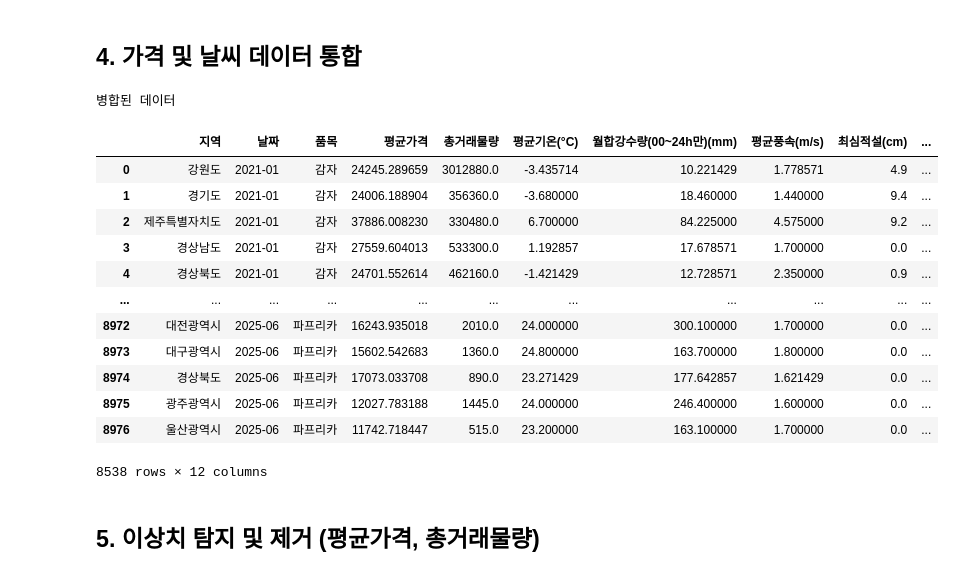
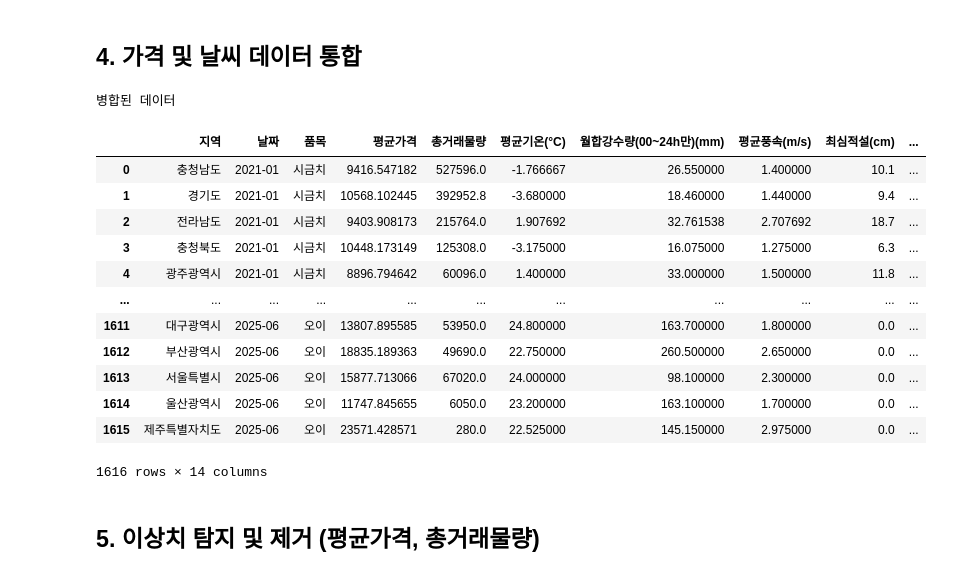
Before and after one commit to Encore-SKN-17/ML_MINI_2TEAM, a Jupyter notebook: sehee/data_visualization.ipynb, the cells around one changed output. Drawn from its saved outputs; the diff is of its cells as text; code cells hidden in the pictures.

```diff
--- a/sehee/data_visualization.ipynb
+++ b/sehee/data_visualization.ipynb
@@ -20,6 +20,7 @@ weather_file = './data/region_weather.csv'
 cold_file = './data/mon_cold.xlsx'
 hot_file = './data/mon_hot.xlsx'
 wind_file = './data/mon_wind.xlsx'
+export_import_file = './data/spinach_cucumber_df.xlsx'
 
 # 데이터 로드
 df_price = pd.read_excel(price_file)
@@ -27,6 +28,7 @@ df_weather = pd.read_csv(weather_file)
 df_cold = pd.read_excel(cold_file)
 df_hot = pd.read_excel(hot_file)
 df_wind = pd.read_excel(wind_file)
+ex_import_df = pd.read_excel(export_import_file)
 
 
 # 각 데이터프레임 확인
@@ -77,8 +79,8 @@ def preprocess_event_df(df, event_name):
     df_melted = df.melt(id_vars=[df.columns[0]], var_name="날짜", value_name=f"{event_name}_발생")
     df_melted.rename(columns={df.columns[0]: "지역"}, inplace=True)
     # YYYY-MM 형식의 날짜를 datetime으로 변환 후 월 단위로 통일
-    df_melted["날짜"] = pd.to_datetime(df_melted["날짜"], format="%Y-%m")
-    df_melted["날짜"] = df_melted["날짜"] .dt.to_period('M')
+    df_melted["날짜"] = pd.to_datetime(df_melted["날짜"], format="%Y-%m").dt.strftime('%Y-%m')
+    df_melted["날짜"] = df_melted["날짜"]
     return df_melted
 
 df_cold_processed = preprocess_event_df(df_cold, "한파")
@@ -113,48 +115,52 @@ print(df_wind_processed.head())
 ## 4. 가격 및 날씨 데이터 통합
 # %%
 # 날짜 월 단위 통일
-df_weather["날짜"] = df_weather["날짜"].dt.to_period('M')
+df_weather["날짜"] = df_weather["날짜"].dt.strftime('%Y-%m')
 
 # 날짜 월 단위 통일
-df_price["날짜"] = df_price["날짜"].dt.to_period('M')
+df_price["날짜"] = df_price["날짜"].dt.strftime('%Y-%m')
 
 # 가격 데이터와 날씨 데이터를 병합
 merged_df = pd.merge(df_price, df_weather, left_on=["지역", "날짜"], right_on=["지역", "날짜"], how="left")
 
 # 이벤트 데이터 병합
 merged_df = pd.merge(merged_df, df_cold_processed, on=["지역", "날짜"], how="left")
 merged_df = pd.merge(merged_df, df_hot_processed, on=["지역", "날짜"], how="left")
 merged_df = pd.merge(merged_df, df_wind_processed, on=["지역", "날짜"], how="left")
 
 # 최심적설, 한파, 폭염, 태풍의 NaN 값은 0으로 fill
 merged_df["최심적설(cm)"] = merged_df["최심적설(cm)"].fillna(0)
 merged_df["한파_발생"] = merged_df["한파_발생"].fillna(0)
 merged_df["폭염_발생"] = merged_df["폭염_발생"].fillna(0)
 merged_df["태풍_발생"] = merged_df["태풍_발생"].fillna(0)
 
 # 숫자형 재변환하고, 변환할 수 없는 행 제거
 numeric_cols = ["평균가격", "총거래물량", "평균기온(°C)", "월합강수량(00~24h만)(mm)", "평균풍속(m/s)", "최심적설(cm)"]
 for col in numeric_cols:
     merged_df[col] = pd.to_numeric(merged_df[col], errors="coerce")
 merged_df.dropna(subset=numeric_cols, inplace=True)
 
+# 시금치, 오이에 대한 수출입물량 컬럼 추가
+mini_df = merged_df[merged_df['품목'].isin(['시금치', '오이'])]
+add_date = pd.merge(mini_df, ex_import_df, on=['날짜', '품목'], how='left')
+
 print("병합된 데이터")
-merged_df
+add_date
 # %% [output]
 병합된 데이터
 |  | 지역 | 날짜 | 품목 | 평균가격 | 총거래물량 | 평균기온(°C) | 월합강수량(00~24h만)(mm) | 평균풍속(m/s) | 최심적설(cm) | ... |
-| 0 | 강원도 | 2021-01 | 감자 | 24245.289659 | 3012880.0 | -3.435714 | 10.221429 | 1.778571 | 4.9 | ... |
-| 1 | 경기도 | 2021-01 | 감자 | 24006.188904 | 356360.0 | -3.680000 | 18.460000 | 1.440000 | 9.4 | ... |
-| 2 | 제주특별자치도 | 2021-01 | 감자 | 37886.008230 | 330480.0 | 6.700000 | 84.225000 | 4.575000 | 9.2 | ... |
-| 3 | 경상남도 | 2021-01 | 감자 | 27559.604013 | 533300.0 | 1.192857 | 17.678571 | 1.700000 | 0.0 | ... |
-| 4 | 경상북도 | 2021-01 | 감자 | 24701.552614 | 462160.0 | -1.421429 | 12.728571 | 2.350000 | 0.9 | ... |
+| 0 | 충청남도 | 2021-01 | 시금치 | 9416.547182 | 527596.0 | -1.766667 | 26.550000 | 1.400000 | 10.1 | ... |
+| 1 | 경기도 | 2021-01 | 시금치 | 10568.102445 | 392952.8 | -3.680000 | 18.460000 | 1.440000 | 9.4 | ... |
+| 2 | 전라남도 | 2021-01 | 시금치 | 9403.908173 | 215764.0 | 1.907692 | 32.761538 | 2.707692 | 18.7 | ... |
+| 3 | 충청북도 | 2021-01 | 시금치 | 10448.173149 | 125308.0 | -3.175000 | 16.075000 | 1.275000 | 6.3 | ... |
+| 4 | 광주광역시 | 2021-01 | 시금치 | 8896.794642 | 60096.0 | 1.400000 | 33.000000 | 1.500000 | 11.8 | ... |
 | ... | ... | ... | ... | ... | ... | ... | ... | ... | ... | ... |
-| 8972 | 대전광역시 | 2025-06 | 파프리카 | 16243.935018 | 2010.0 | 24.000000 | 300.100000 | 1.700000 | 0.0 | ... |
-| 8973 | 대구광역시 | 2025-06 | 파프리카 | 15602.542683 | 1360.0 | 24.800000 | 163.700000 | 1.800000 | 0.0 | ... |
-| 8974 | 경상북도 | 2025-06 | 파프리카 | 17073.033708 | 890.0 | 23.271429 | 177.642857 | 1.621429 | 0.0 | ... |
-| 8975 | 광주광역시 | 2025-06 | 파프리카 | 12027.783188 | 1445.0 | 24.000000 | 246.400000 | 1.600000 | 0.0 | ... |
-| 8976 | 울산광역시 | 2025-06 | 파프리카 | 11742.718447 | 515.0 | 23.200000 | 163.100000 | 1.700000 | 0.0 | ... |
+| 1611 | 대구광역시 | 2025-06 | 오이 | 13807.895585 | 53950.0 | 24.800000 | 163.700000 | 1.800000 | 0.0 | ... |
+| 1612 | 부산광역시 | 2025-06 | 오이 | 18835.189363 | 49690.0 | 22.750000 | 260.500000 | 2.650000 | 0.0 | ... |
+| 1613 | 서울특별시 | 2025-06 | 오이 | 15877.713066 | 67020.0 | 24.000000 | 98.100000 | 2.300000 | 0.0 | ... |
+| 1614 | 울산광역시 | 2025-06 | 오이 | 11747.845655 | 6050.0 | 23.200000 | 163.100000 | 1.700000 | 0.0 | ... |
+| 1615 | 제주특별자치도 | 2025-06 | 오이 | 23571.428571 | 280.0 | 22.525000 | 145.150000 | 2.975000 | 0.0 | ... |
-8538 rows × 12 columns
+1616 rows × 14 columns
 # %% [markdown]
 ## 5. 이상치 탐지 및 제거 (평균가격, 총거래물량)
 # %%
```
Also changed, not shown: parts of 15 cells of this notebook, 4 other files.
